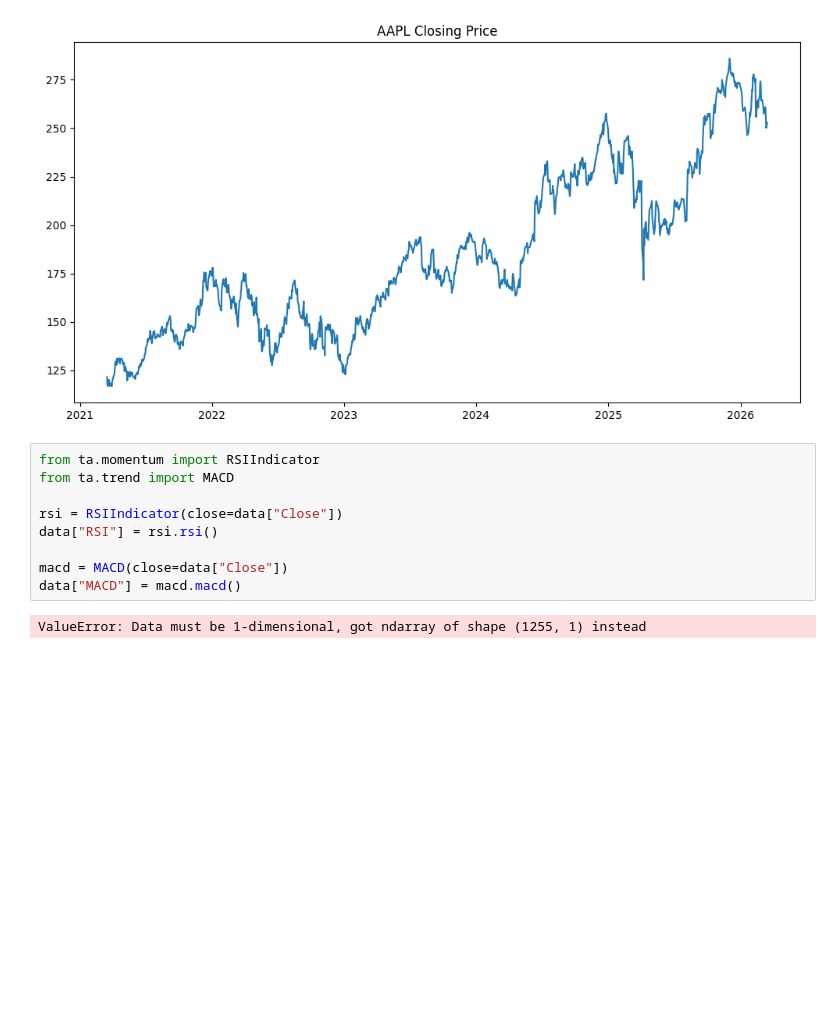
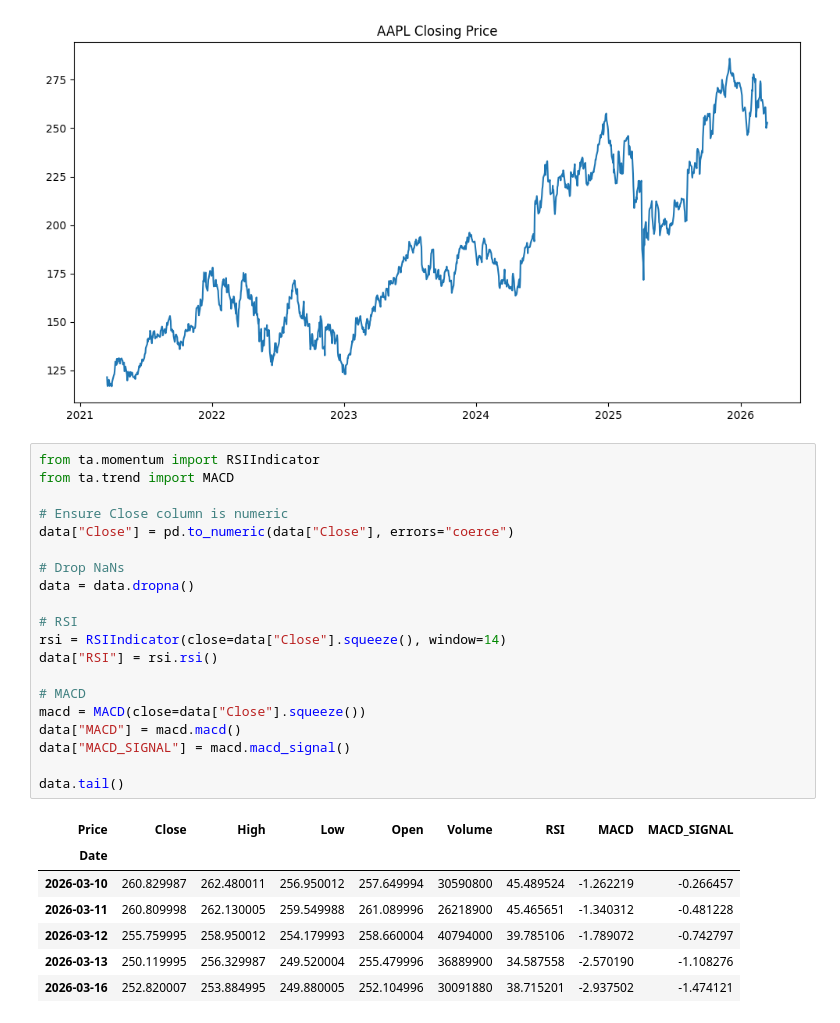
Before and after one commit to kriSHah1010/Stock_Ai_dashboard, a Jupyter notebook: notebooks/exploration.ipynb, the cells around one changed output. Drawn from its saved outputs; the diff is of its cells as text; blank space fills up the shorter version.

```diff
--- a/notebooks/exploration.ipynb
+++ b/notebooks/exploration.ipynb
@@ -52,14 +54,31 @@ plt.show()
 # %%
 from ta.momentum import RSIIndicator
 from ta.trend import MACD
 
-rsi = RSIIndicator(close=data["Close"])
+# Ensure Close column is numeric
+data["Close"] = pd.to_numeric(data["Close"], errors="coerce")
+
+# Drop NaNs
+data = data.dropna()
+
+# RSI
+rsi = RSIIndicator(close=data["Close"].squeeze(), window=14)
 data["RSI"] = rsi.rsi()
 
-macd = MACD(close=data["Close"])
+# MACD
+macd = MACD(close=data["Close"].squeeze())
 data["MACD"] = macd.macd()
+data["MACD_SIGNAL"] = macd.macd_signal()
+
+data.tail()
 # %% [output]
-ValueError: Data must be 1-dimensional, got ndarray of shape (1255, 1) instead
+| Price | Close | High | Low | Open | Volume | RSI | MACD | MACD_SIGNAL |
+| Date |  |  |  |  |  |  |  |  |
+| 2026-03-10 | 260.829987 | 262.480011 | 256.950012 | 257.649994 | 30590800 | 45.489524 | -1.262219 | -0.266457 |
+| 2026-03-11 | 260.809998 | 262.130005 | 259.549988 | 261.089996 | 26218900 | 45.465651 | -1.340312 | -0.481228 |
+| 2026-03-12 | 255.759995 | 258.950012 | 254.179993 | 258.660004 | 40794000 | 39.785106 | -1.789072 | -0.742797 |
+| 2026-03-13 | 250.119995 | 256.329987 | 249.520004 | 255.479996 | 36889900 | 34.587558 | -2.570190 | -1.108276 |
+| 2026-03-16 | 252.820007 | 253.884995 | 249.880005 | 252.104996 | 30091880 | 38.715201 | -2.937502 | -1.474121 |
 # %%
 plt.figure(figsize=(12,5))
 plt.plot(data["RSI"])
```
Also changed, not shown: parts of 4 cells of this notebook.
